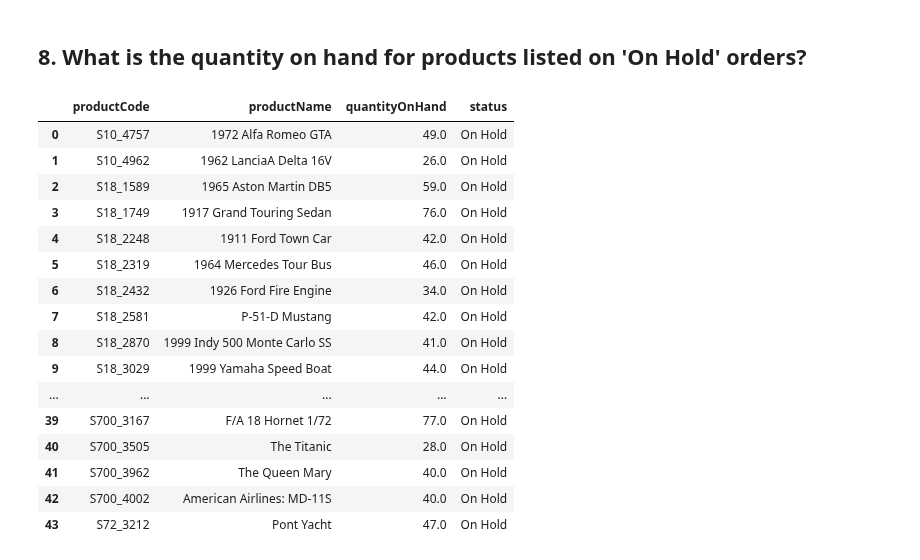
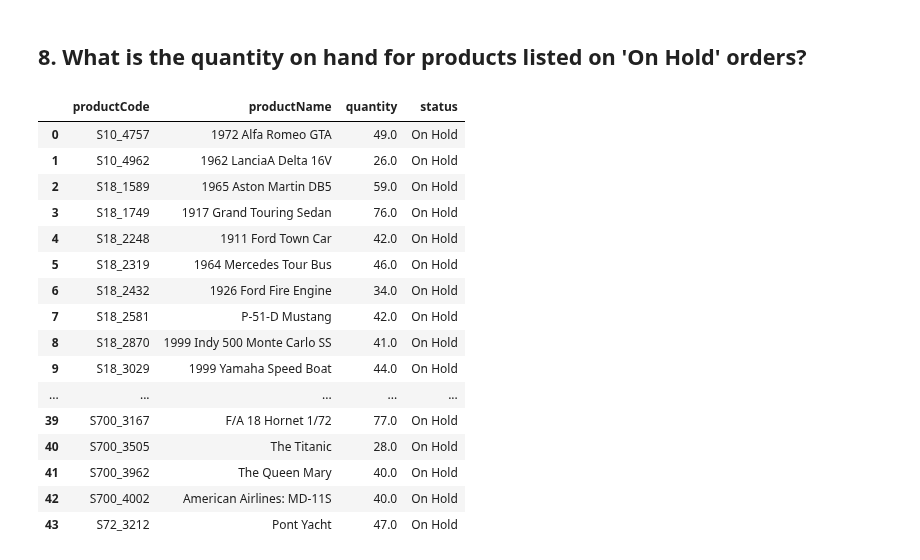
Before and after one commit to dennypirhadi/digitalent2018, a Jupyter notebook: Latihan Join.ipynb, the cells around one changed output. Saved outputs shown, nothing was run; the diff lists cells and outputs as text; code cells hidden in the pictures.

```diff
--- a/Latihan Join.ipynb
+++ b/Latihan Join.ipynb
@@ -413,22 +413,22 @@ run(sql)
 # %%
 sql = """
 SELECT
     productCode,
     productName,
-    SUM(quantityOrdered) as quantityOnHand,
+    SUM(quantityOrdered) as quantity,
     status
 FROM orders o
     INNER JOIN orderdetails od
     USING (orderNumber)
     INNER JOIN products p
     USING (productCode)
 WHERE status = 'On Hold'
 GROUP BY productCode
 """
 
 run(sql)
 # %% [output]
-|  | productCode | productName | quantityOnHand | status |
+|  | productCode | productName | quantity | status |
 | 0 | S10_4757 | 1972 Alfa Romeo GTA | 49.0 | On Hold |
 | 1 | S10_4962 | 1962 LanciaA Delta 16V | 26.0 | On Hold |
 | 2 | S18_1589 | 1965 Aston Martin DB5 | 59.0 | On Hold |
```
